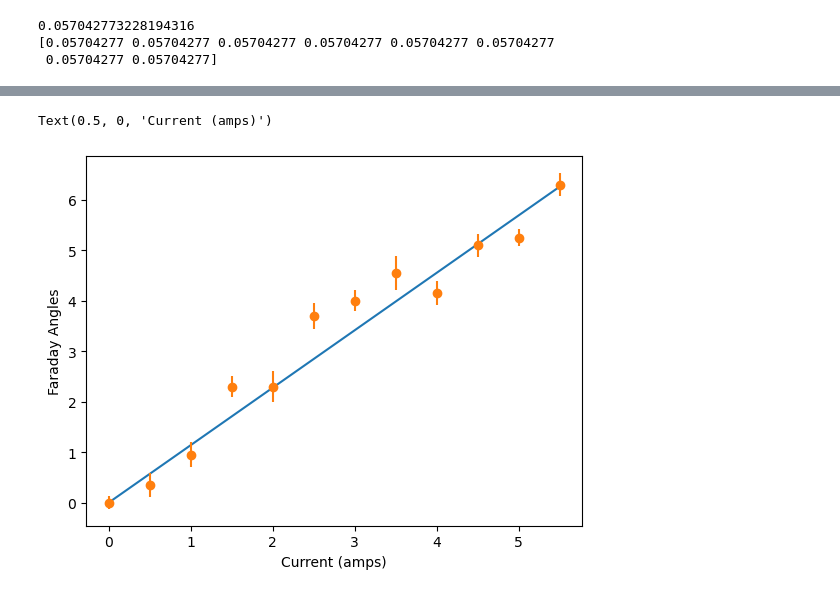
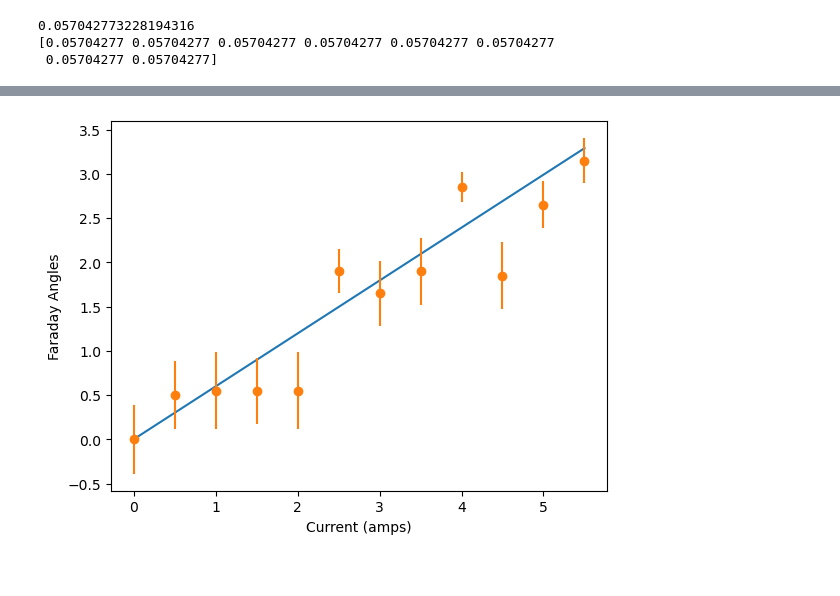
Before and after one commit to hswanson13/Experimetnal2, a Jupyter notebook: Faraday Analysis.ipynb, the cells around one changed output, grey strips where cells are left out. Drawn from its saved outputs; the diff is of its cells as text; code cells hidden in the pictures.

Commit message:
new data and started fixing up code, can plot chiral data, adding verdet constant calculations next time I work on it

```diff
--- a/Faraday Analysis.ipynb
+++ b/Faraday Analysis.ipynb
@@ -173,40 +162,56 @@ print(SDM_B)
 # %%
 #DATA FOR FARADAY MEASUREMENT
-dfFR = pd.read_excel(r'C:\Users\Hayden Swanson\OneDrive\HaydSwanMeta\JupyterCode\Physics 422\FaradayData.xlsx',sheet_name="Rotation2").T
+def plot_faraday(sheet,maxI):
+    dfFR = pd.read_excel(r'C:\Users\Hayden Swanson\OneDrive\HaydSwanMeta\JupyterCode\Physics 422\FaradayData.xlsx',sheet_name=sheet).T
+    I = np.arange(0, maxI+0.5, 0.5)
+    FR_angles = []
+    for i in range(len(I)):
+        FR_angles.append(dfFR[4*i+5].to_numpy()[1:11])
 
+    FR_vals =  np.mean(FR_angles,axis=1)-np.mean(FR_angles[0]) #doesn't show chirality??? should fix I guess
+    FR_sdm = np.array([sample_standard_deviation(i)/np.sqrt(len(i)) for i in FR_angles])
 
-def chisqfunc(m):
-    model = m*I
-    chisq = np.sum(((FR_vals - model)/FR_sdm)**2)
-    return chisq
+    fits = LS_fit_ymxb(I,FR_vals,FR_sdm) #does same thing as scypy optimize!!!!!!!!! but with uncertainties
 
+    plt.plot(I,I*fits[-2])
+    plt.errorbar(I, FR_vals,yerr=FR_sdm, fmt='o')
+    plt.ylabel('Faraday Angles')
+    plt.xlabel('Current (amps)')
+    return fits[-2], fits[-1] #slope and slope unc
 
-I = np.arange(0, 5.5+0.5, 0.5)
+def plot_chiral_faraday(sheet,maxI,point_drop=0):
+    dfFR = pd.read_excel(r'C:\Users\Hayden Swanson\OneDrive\HaydSwanMeta\JupyterCode\Physics 422\FaradayData.xlsx',sheet_name=sheet).T
+    I = np.arange(0, maxI+0.5, 0.5)
+    FR_angles = []
+    for i in range(len(I)+1): #+1 for last chiral line to get intercept
+        FR_angles.append(dfFR[4*i+5].to_numpy()[1:11])
 
-FR_angles = []
+    noMedium = FR_angles[-1]
+    FR = FR_angles[0:-1]
+    if point_drop != 0:
+        FR_vals =  np.mean(FR,axis=1)[:-point_drop]-np.mean(noMedium) #doesn't show chirality??? should fix I guess
+        FR_sdm = np.array([sample_standard_deviation(i)/np.sqrt(len(i)) for i in FR])[:-point_drop]
+        I_pdrop = I[:-point_drop]
+        fits = LS_fit_ymxb(I_pdrop,FR_vals,FR_sdm) #does same thing as scypy optimize!!!!!!!!! but with uncertainties
 
-for i in range(len(I)):
-    FR_angles.append(dfFR[4*i+5].to_numpy()[1:11])
+        plt.plot(I_pdrop,I_pdrop*fits[0]+fits[2])
+        plt.errorbar(I_pdrop, FR_vals,yerr=FR_sdm, fmt='o')
+        plt.ylabel('Faraday Angles')
+        plt.xlabel('Current (amps)')
+        return fits[0], fits[1]
+    else:
+        FR_vals =  np.mean(FR,axis=1)-np.mean(noMedium) #doesn't show chirality??? should fix I guess
+        FR_sdm = np.array([sample_standard_deviation(i)/np.sqrt(len(i)) for i in FR])
+        I_pdrop = I
+        fits = LS_fit_ymxb(I_pdrop,FR_vals,FR_sdm) #does same thing as scypy optimize!!!!!!!!! but with uncertainties
 
-FR_vals =  np.mean(FR_angles,axis=1)-np.mean(FR_angles[0]) #doesn't show chirality??? should fix I guess
-FR_sdm = np.array([sample_standard_deviation(i)/np.sqrt(len(i)) for i in FR_angles])
+        plt.plot(I_pdrop,I_pdrop*fits[0]+fits[2])
+        plt.errorbar(I_pdrop, FR_vals,yerr=FR_sdm, fmt='o')
+        plt.ylabel('Faraday Angles')
+        plt.xlabel('Current (amps)')
+    return fits[0], fits[1]
 
-#chi sqr fit
-
-x0 = np.array([0])
-deg_of_freedom = 1 #just m, number of fitting parameters
-result =  opt.minimize(chisqfunc, x0)
-reduced_chi = result.fun/(len(FR_vals)-1)
-print(reduced_chi)
-m = result.x[0]
-print(m)
-
-faraday_rotations =  np.mean(FR_angles,axis=1)-np.mean(FR_angles[0])
-munc = LS_fit_ymxb(I,faraday_rotations,FR_sdm)[-1] #does same thing as scypy optimize!!!!!!!!! but with uncertainties
-
-
-plt.plot(I,I*m)
-plt.errorbar(I, faraday_rotations,yerr=FR_sdm, fmt='o')
-plt.ylabel('Faraday Angles')
-plt.xlabel('Current (amps)')
+#plot_chiral_faraday('Rotation3',6,0)
+#plot_faraday('Rotation2',6)
+plot_faraday('Rotation1',5.5)
 # %% [output]
@@ -216,4 +219,3 @@ for y=bx+a, b: 1.1034061183698431 +- 0.030749071692119715, a: 0.1407537080523142
-Text(0.5, 0, 'Current (amps)')
-[figure, old version]
+[figure, new version]
 # %%
 #getting verdet constant
```
Also changed, not shown: parts of 6 cells of this notebook, 1 other file.
